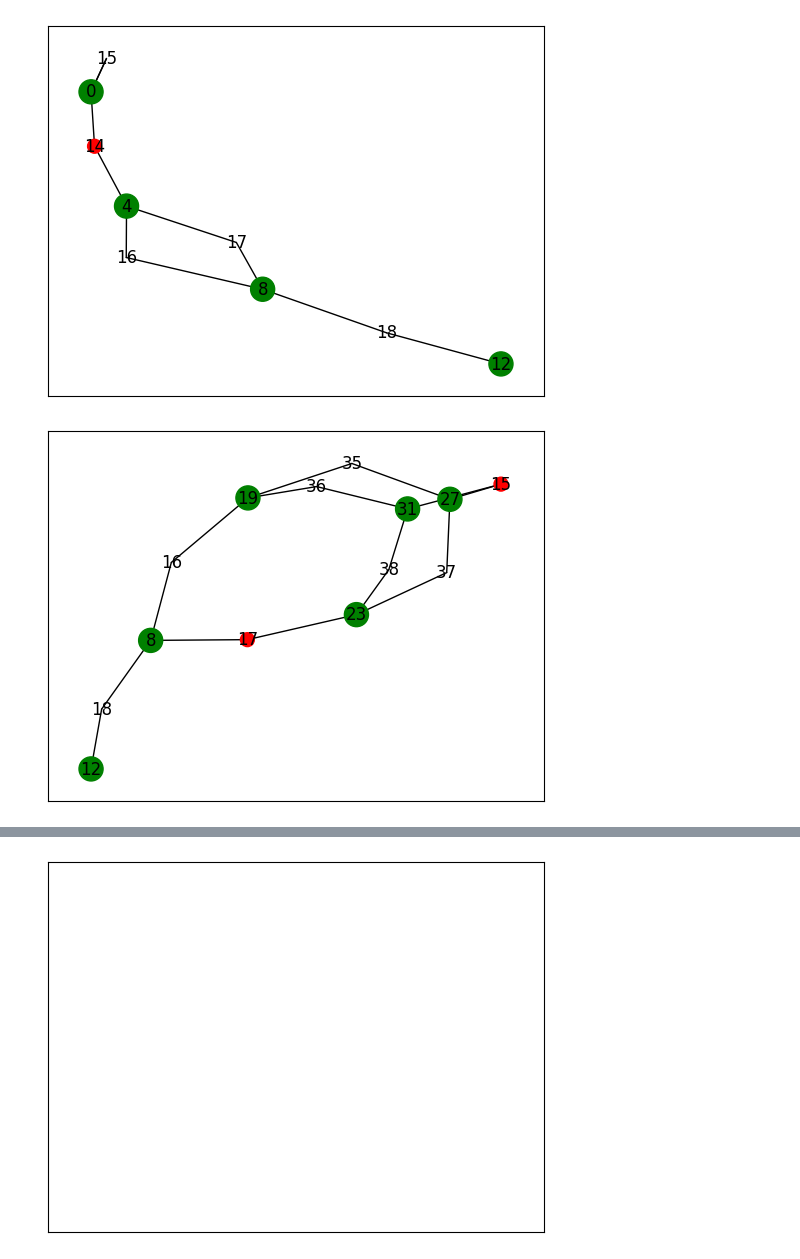
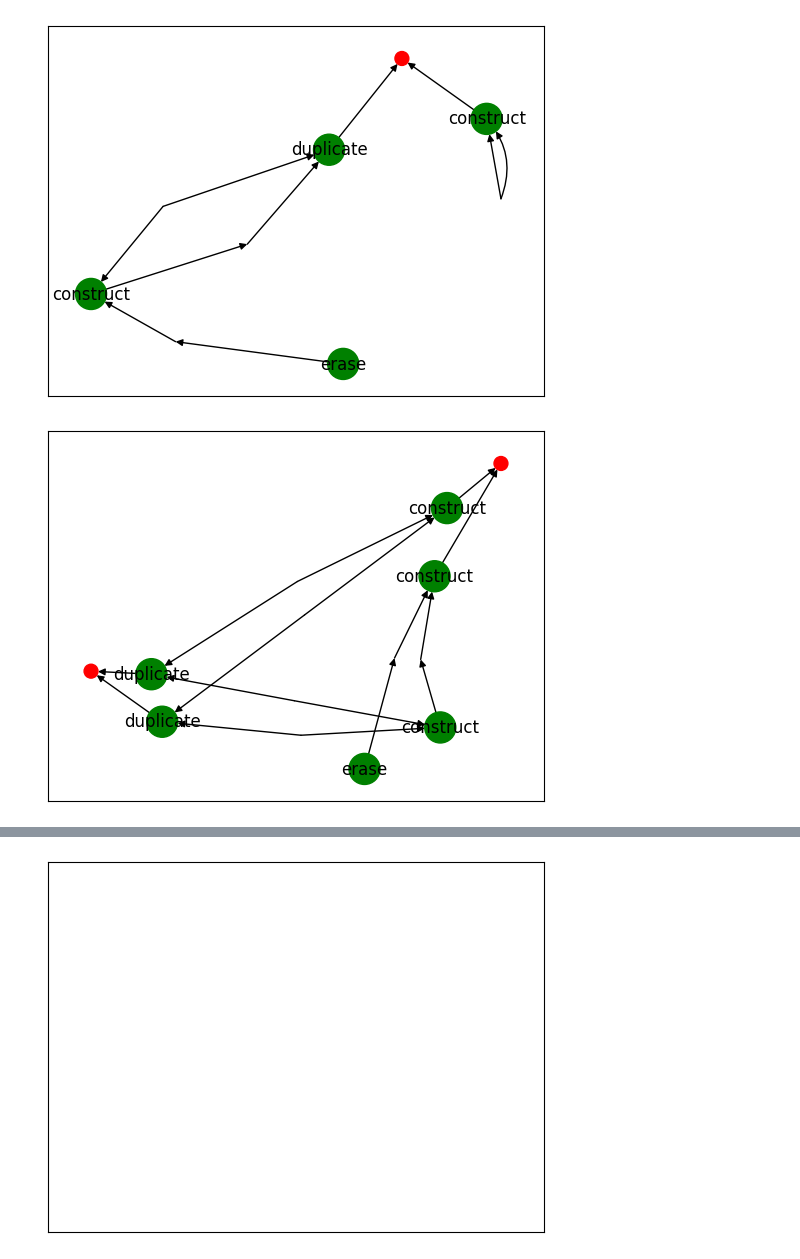
Before and after one commit to colltoaction/widip, a Jupyter notebook: bin/py/inet.ipynb, the cells around one changed output, grey strips where cells are left out. Cells and saved outputs as stored; diff of their text form; code cells hidden in the pictures.

Commit message:
inet directed drawing

```diff
--- a/bin/py/inet.ipynb
+++ b/bin/py/inet.ipynb
@@ -3,37 +3,41 @@ import networkx as nx
 from inet import *
 
 def inet_draw(inet):
-    inet = nx.MultiGraph(inet)
+    inet = nx.MultiDiGraph(inet)
     inet.remove_nodes_from(list(nx.isolates(inet)))
     nx.draw_networkx(inet,
+                    labels={
+                        n: ("" if inet.nodes[n]["bipartite"] == 0
+                            else inet.nodes[n]["tag"]) for n in inet.nodes},
                     node_size=[
                         100 if is_active_wire(inet, n) else
                         0 if inet.nodes[n]["bipartite"] == 0
-                        else 300 for n in inet.nodes],
+                        else 500 for n in inet.nodes],
                     node_color=[
                         "red" if is_active_wire(inet, n) else
                         "blue" if inet.nodes[n]["bipartite"] == 0
-                        else "green" for n in inet.nodes])
+                        else "green" for n in inet.nodes],
+                    connectionstyle=["arc3,rad=-0.00", "arc3,rad=0.3"],
+                    )
 # %%
-# franchu's inet is a non-trivial simple example without erasers
-inet = nx.MultiGraph()
+inet = nx.MultiDiGraph()
 u = inet_add_construct(inet)
 v = inet_add_duplicate(inet)
 w = inet_add_construct(inet)
 e = inet_add_erase(inet)
 inet_connect_ports(inet, (u, 0), (v, 0))
 inet_connect_ports(inet, (u, 1), (u, 2))
 inet_connect_ports(inet, (v, 1), (w, 1))
 inet_connect_ports(inet, (v, 2), (w, 0))
 inet_connect_ports(inet, (e, 0), (w, 2))
 inet_draw(inet)
 # %% [output]
-[figure, old version]
+[figure, new version]
 # %%
 commute_construct_duplicate(inet)
 inet_draw(inet)
 # %% [output]
-[figure, old version]
+[figure, new version]
 # %%
 annihilate_concon_or_dupdup(inet)
 print(inet.edges(keys=True))
```
Also changed, not shown: parts of 3 cells of this notebook, 2 other files.
